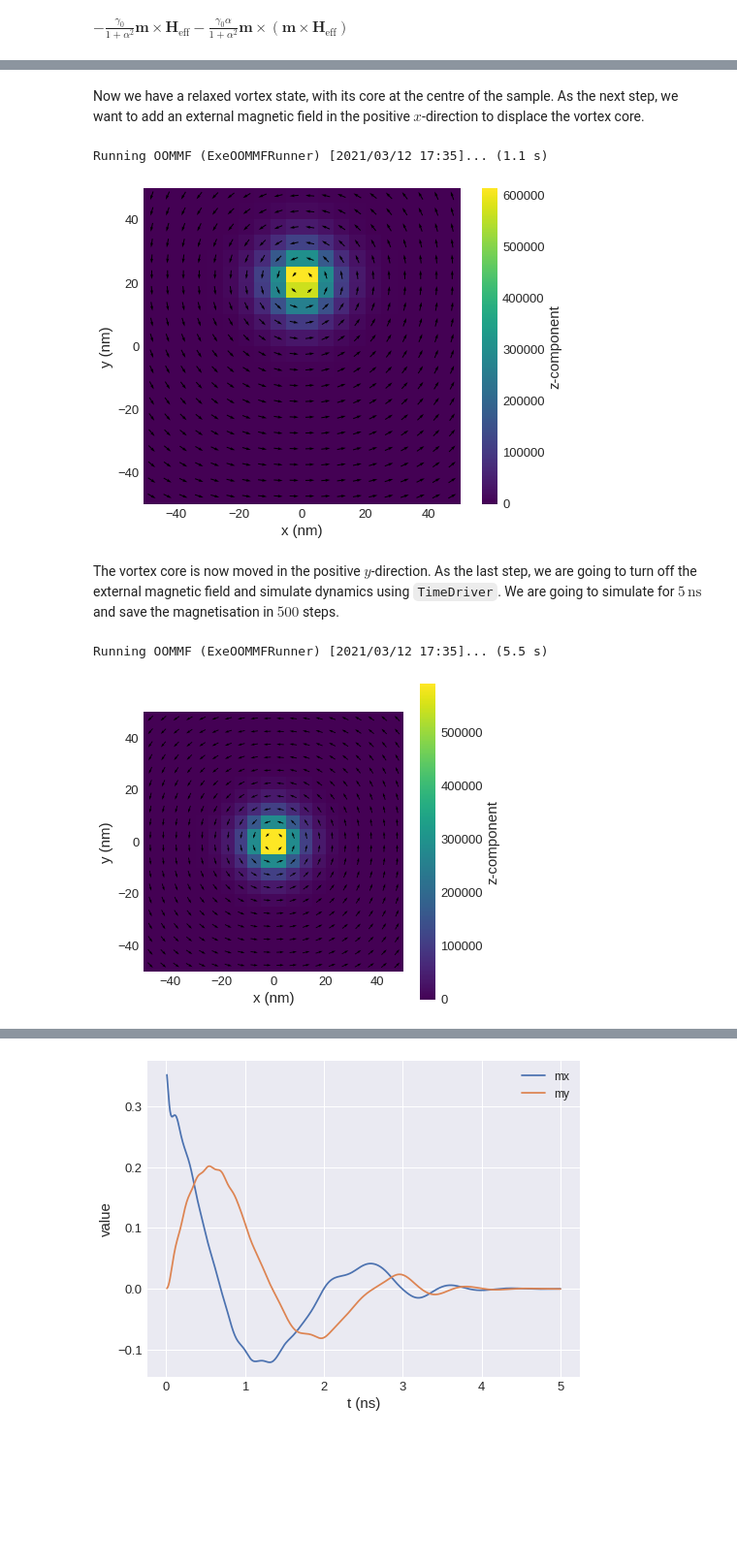
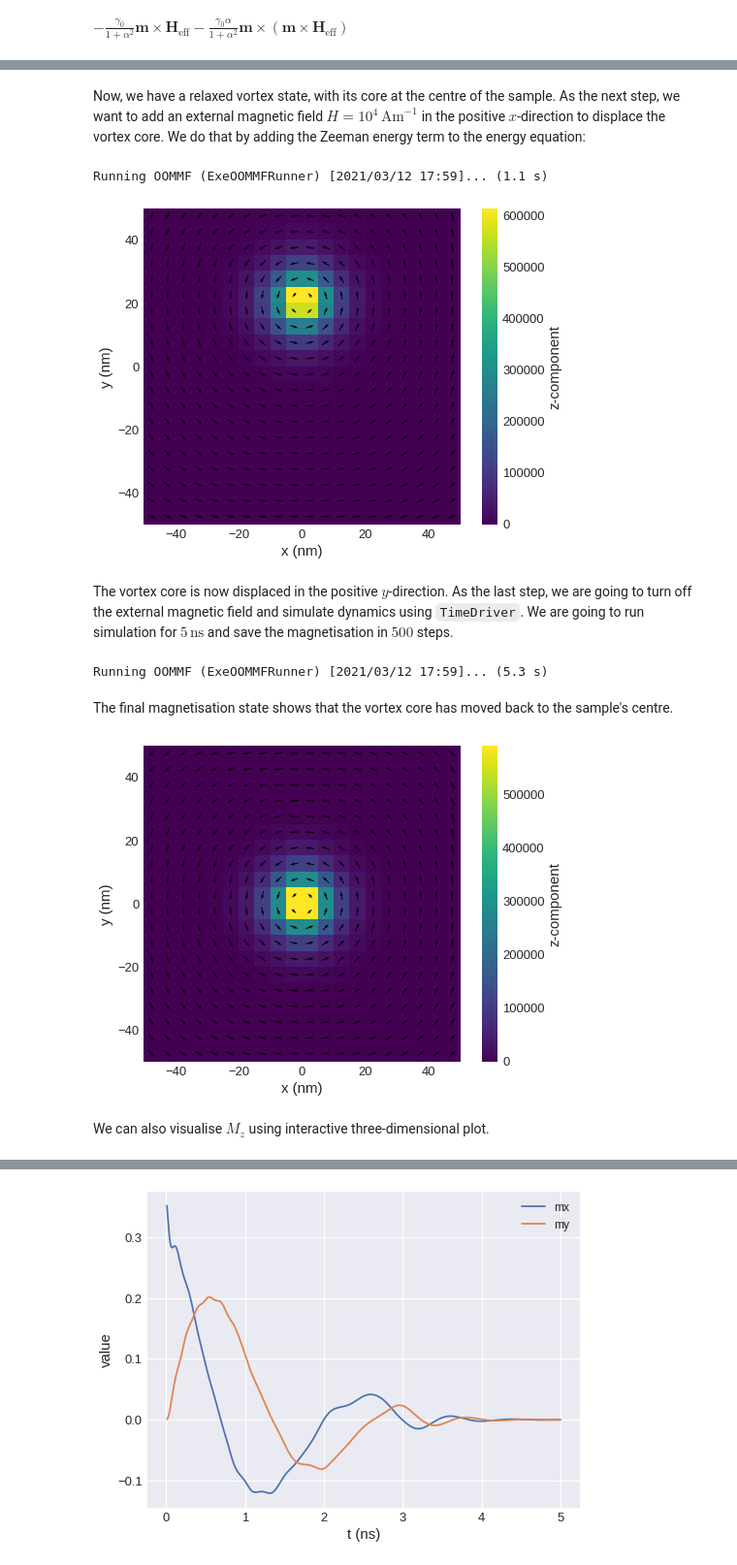
Before and after one commit to marijanbeg/2021-paper-ubermag, a Jupyter notebook: notebooks/ubermag-example.ipynb, the cells around one changed output, grey strips where cells are left out. Shown at 97% size. Drawn from its saved outputs; the diff is of its cells as text; code cells hidden in the pictures; blank space fills up the shorter version.

```diff
--- a/notebooks/ubermag-example.ipynb
+++ b/notebooks/ubermag-example.ipynb
@@ -48,7 +48,7 @@ mesh = df.Mesh(region=region, cell=(5e-9, 5e-9, 5e-9))
 def m_init(point):
     x, y, z = point
     c = 1e9  # (1/m)
-    return (-c*y, c*x, 10)
+    return (-c*y, c*x, 0.1)
 
 system.m = df.Field(mesh, dim=3, value=m_init, norm=Ms)
 # %% [markdown]
@@ -79,6 +79,6 @@ Running OOMMF (ExeOOMMFRunner) [2021/03/12 17:35]... (0.9 s)
 [figure]
 # %% [markdown]
-Now we have a relaxed vortex state, with its core at the centre of the sample. As the next step, we want to add an external magnetic field in the positive $x$-direction to displace the vortex core.
+Now, we have a relaxed vortex state, with its core at the centre of the sample. As the next step, we want to add an external magnetic field $H=10^{4}\,\text{Am}^{-1}$ in the positive $x$-direction to displace the vortex core. We do that by adding the Zeeman energy term to the energy equation:
 # %%
 H = (1e4, 0, 0)  # an external magnetic field (A/m)
 
@@ -87,21 +87,25 @@ system.energy += mm.Zeeman(H=H)
 md.drive(system)
 system.m.plane('z').mpl()
 # %% [output]
-Running OOMMF (ExeOOMMFRunner) [2021/03/12 17:35]... (1.1 s)
+Running OOMMF (ExeOOMMFRunner) [2021/03/12 17:59]... (1.1 s)
 [figure]
 # %% [markdown]
-The vortex core is now moved in the positive $y$-direction. As the last step, we are going to turn off the external magnetic field and simulate dynamics using `TimeDriver`. We are going to simulate for $5\,\text{ns}$ and save the magnetisation in $500$ steps.
+The vortex core is now displaced in the positive $y$-direction. As the last step, we are going to turn off the external magnetic field and simulate dynamics using `TimeDriver`. We are going to run simulation for $5\,\text{ns}$ and save the magnetisation in $500$ steps.
 # %%
 system.energy.zeeman.H = (0, 0, 0)
 
 td = mc.TimeDriver()
 td.drive(system, t=5e-9, n=500)
 # %% [output]
-Running OOMMF (ExeOOMMFRunner) [2021/03/12 17:35]... (5.5 s)
+Running OOMMF (ExeOOMMFRunner) [2021/03/12 17:59]... (5.3 s)
+# %% [markdown]
+The final magnetisation state shows that the vortex core has moved back to the sample's centre.
 # %%
-system.m.plane('z').mpl(figsize=(6, 6))
+system.m.plane('z').mpl()
 # %% [output]
-[figure, old version]
+[figure, new version]
+# %% [markdown]
+We can also visualise $M_{z}$ using interactive three-dimensional plot.
 # %%
 system.m.z.plane('z').k3d_scalar()
 # %% [output]
```
Also changed, not shown: parts of 12 cells of this notebook.
